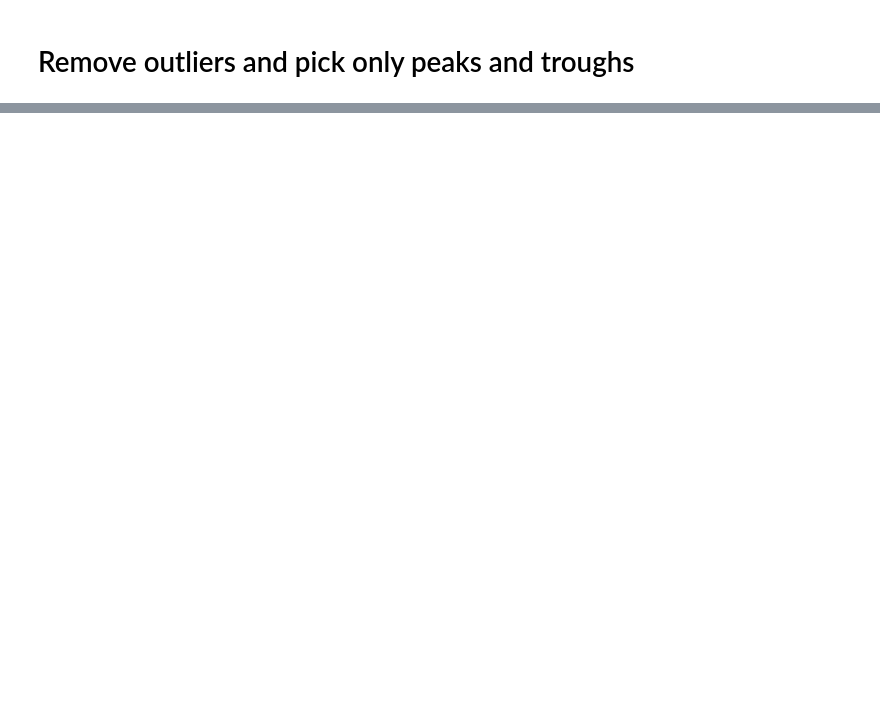
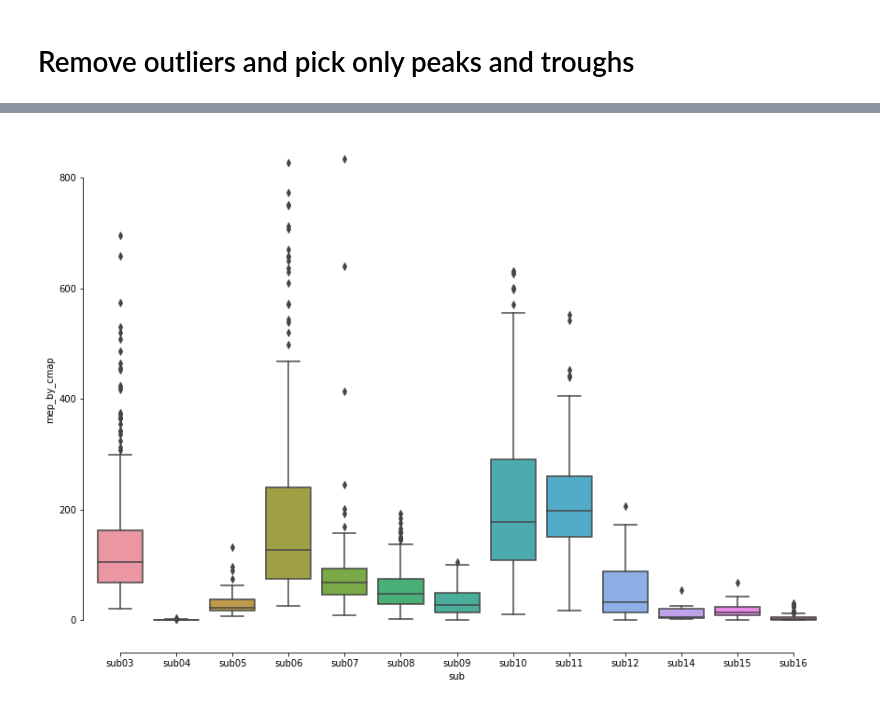
Before and after one commit to alamkanak/EEG-Correlation, a Jupyter notebook: 108-new-eeg-data-hjorth.ipynb, the cells around one changed output, grey strips where cells are left out. Cells and saved outputs as stored; diff of their text form; code cells hidden in the pictures; blank space fills up the shorter version.

```diff
--- a/108-new-eeg-data-hjorth.ipynb
+++ b/108-new-eeg-data-hjorth.ipynb
@@ -528,0 +520,6 @@ df_power_outliers_removed.shape
+# %%
+fig, ax = plt.subplots(figsize=(14,10))
+sns.boxplot(x="sub", y="mep_by_cmap", data=df_power_reduced)
+sns.despine(offset=10, trim=True, ax=ax)
+# %% [output]
+[figure, added]
```
Also changed, not shown: parts of 47 cells of this notebook, 34 other files.
